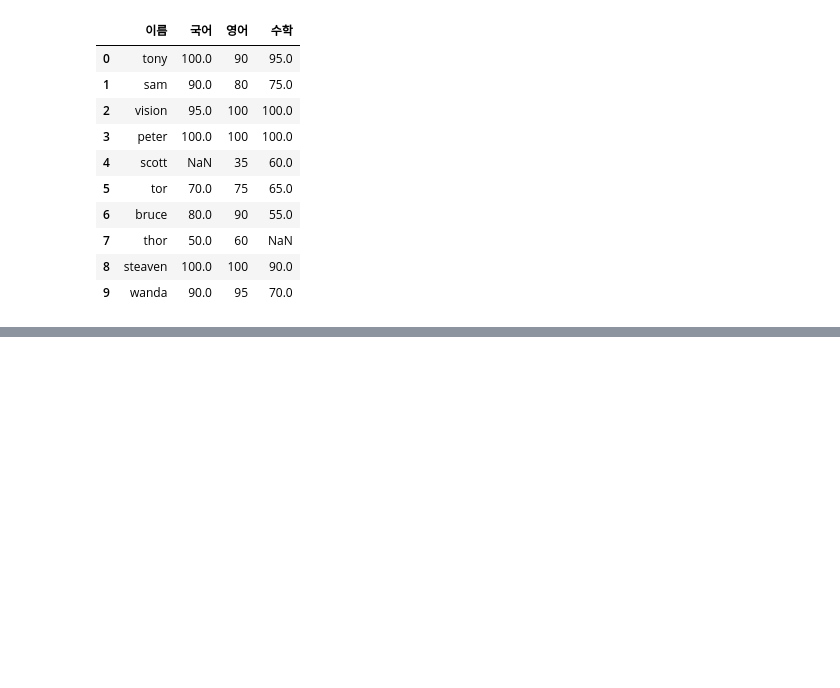
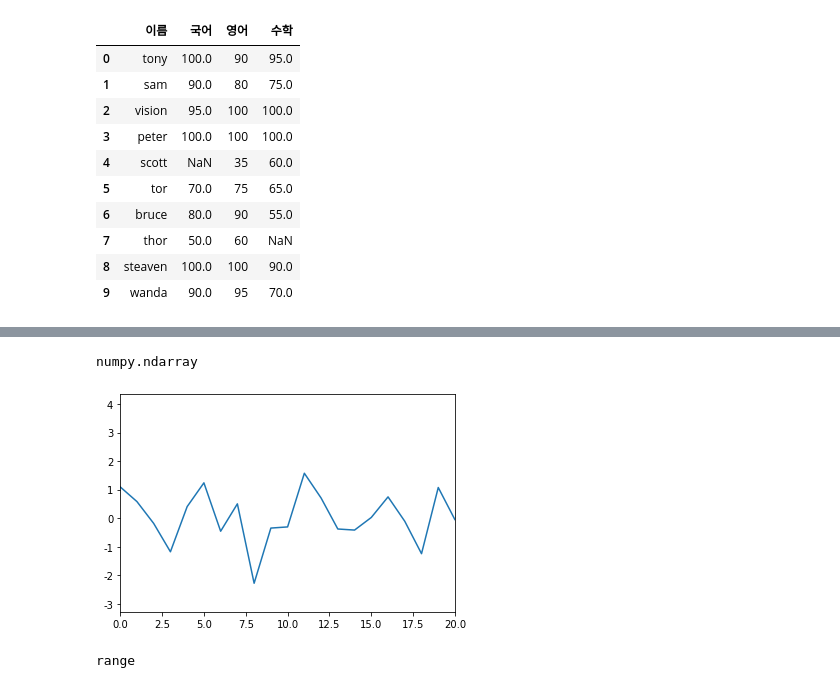
Before and after one commit to ksm001027/datascience, a Jupyter notebook: Untitled0.ipynb, the cells around one changed output, grey strips where cells are left out. Drawn from its saved outputs; the diff is of its cells as text; code cells hidden in the pictures; blank space fills up the shorter version.

```diff
--- a/Untitled0.ipynb
+++ b/Untitled0.ipynb
@@ -284,0 +1154,4 @@ df
+# %%
+# 40개의 임의의 랜덤값을 생성
+aVal = np.random.standard_normal(40)
+aVal
@@ -284,0 +1167,21 @@ df
+# %%
+# type 확인
+# 40개의 랜덤값으로 이루어진 numpy.ndarray형 변수
+type(aVal)
+# %% [output]
+numpy.ndarray
+# %%
+index = range(len(aVal))
+plt.plot(index, aVal)
+
+# x축, y축의 범위 설정
+plt.xlim(0, 20)
+plt.ylim(np.min(aVal) -1, np.max(aVal) + 1)
+plt.show()
+# %% [output]
+[figure, added]
+# %%
+# index는 range 형 변수
+type(index)
+# %% [output]
+range
```
Also changed, not shown: parts of 194 cells of this notebook.
